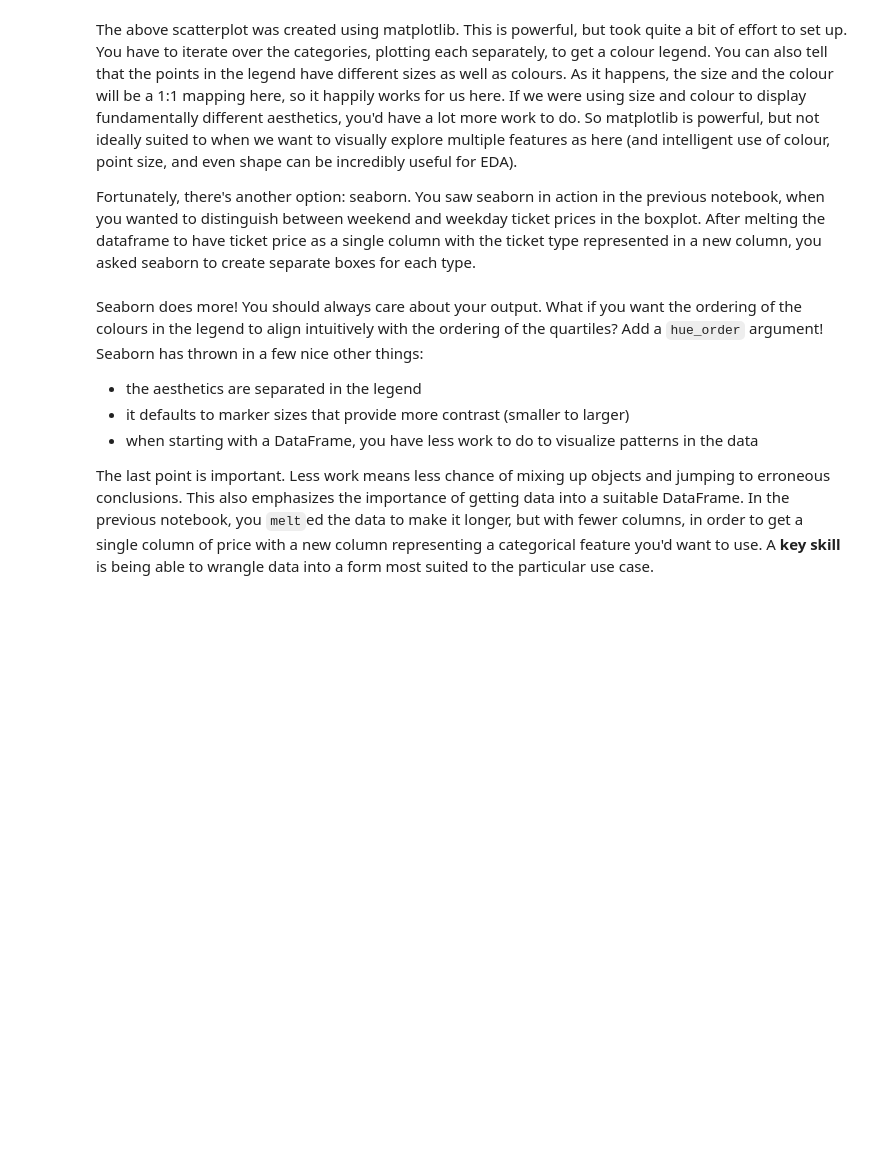
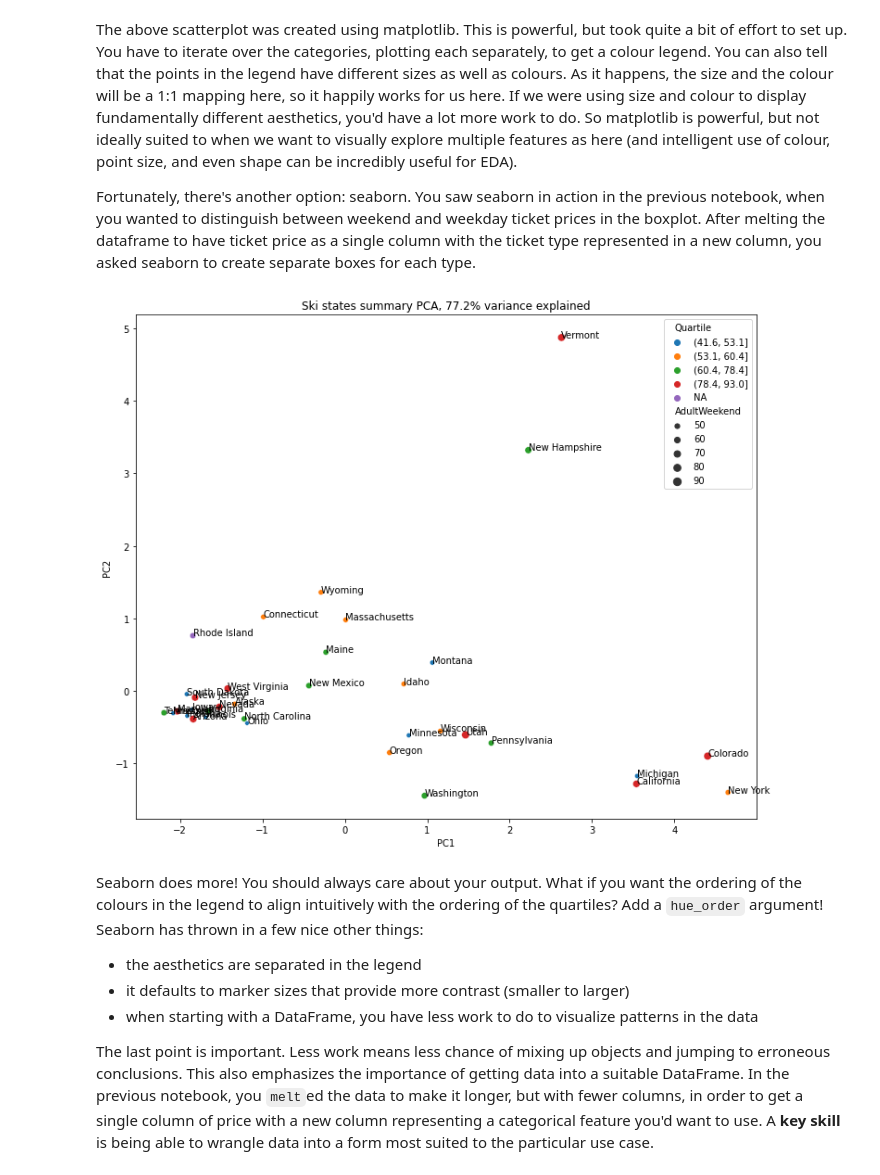
Before and after one commit to Hillary577/DataScienceGuidedCapstone, a Jupyter notebook: Notebooks/HL_03_exploratory_data_analysis.ipynb, the cells around one changed output. Drawn from its saved outputs; the diff is of its cells as text; code cells hidden in the pictures; blank space fills up the shorter version.

```diff
--- a/Notebooks/HL_03_exploratory_data_analysis.ipynb
+++ b/Notebooks/HL_03_exploratory_data_analysis.ipynb
@@ -499,5 +499,5 @@ Now you can concatenate both parts on axis 1 and using the indexes.
 #Code task 10#
 #Use pd.concat to concatenate `pca_df` and `state_avg_price` along axis 1
 # remember, pd.concat will align on index
-pca_df = ___([___, ___], axis=___)
+pca_df = pd.concat([pca_df, state_avg_price], axis=1)
 pca_df.head()
@@ -579,23 +586,25 @@ Fortunately, there's another option: seaborn. You saw seaborn in action in the p
 # %%
 #Code task 11#
 #Create a seaborn scatterplot by calling `sns.scatterplot`
 #Specify the dataframe pca_df as the source of the data,
 #specify 'PC1' for x and 'PC2' for y,
 #specify 'AdultWeekend' for the pointsize (scatterplot's `size` argument),
 #specify 'Quartile' for `hue`
 #specify pca_df.Quartile.cat.categories for `hue_order` - what happens with/without this?
 x = pca_df.PC1
 y = pca_df.PC2
 state = pca_df.index
 plt.subplots(figsize=(12, 10))
 # Note the argument below to make sure we get the colours in the ascending
 # order we intuitively expect!
-sns.___(x=___, y=___, size=___, hue=___,
-                hue_order=___, data=pca_df)
+sns.scatterplot(x='PC1', y='PC2', size='AdultWeekend', hue='Quartile',
+                hue_order=pca_df.Quartile.cat.categories, data=pca_df)
 #and we can still annotate with the state labels
 for s, x, y in zip(state, x, y):
     plt.annotate(s, (x, y))
 plt.title(f'Ski states summary PCA, {pc_var:.1f}% variance explained');
+# %% [output]
+[figure, added]
 # %% [markdown]
 Seaborn does more! You should always care about your output. What if you want the ordering of the colours in the legend to align intuitively with the ordering of the quartiles? Add a `hue_order` argument! Seaborn has thrown in a few nice other things:
 
```
Also changed, not shown: parts of 1 cell of this notebook.
